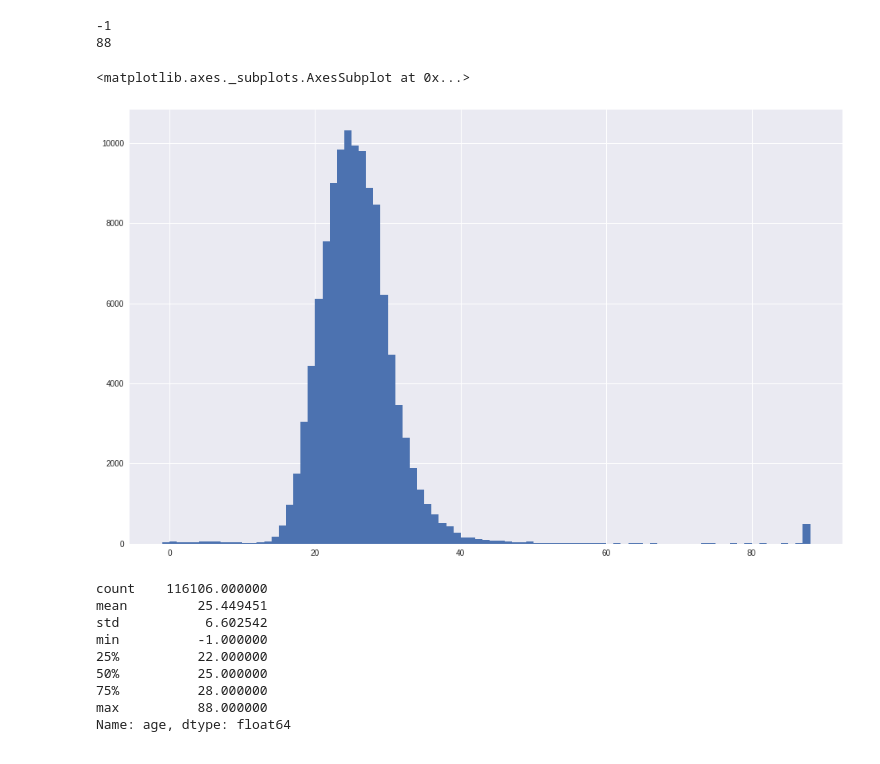
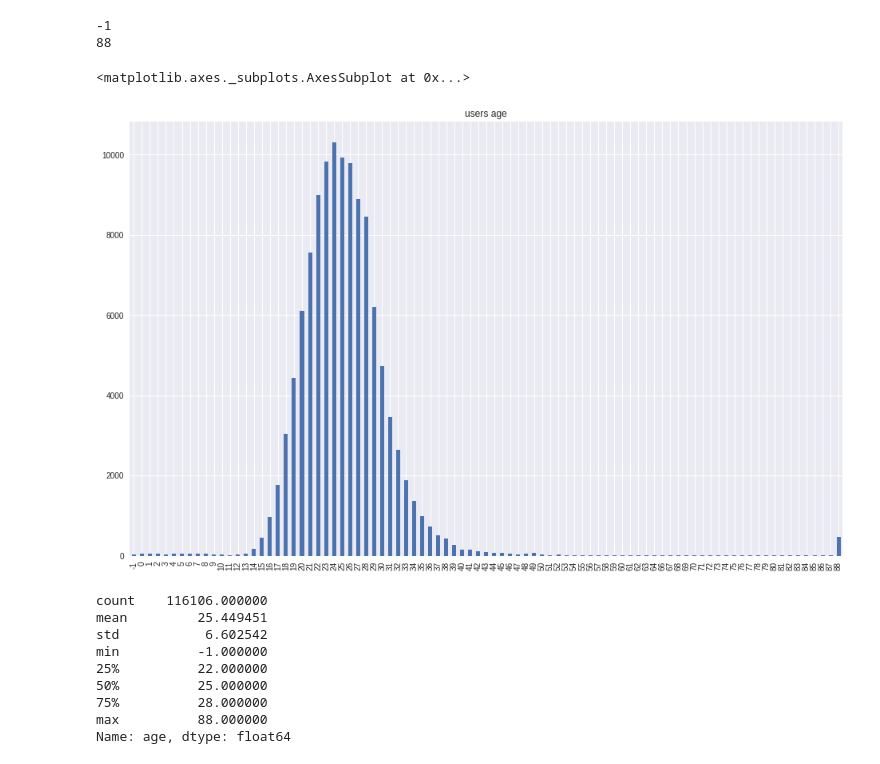
Before and after one commit to racinmat/mal-analysis, a Jupyter notebook: basic_analysis.ipynb, the cells around one changed output. Drawn from its saved outputs; the diff is of its cells as text; code cells hidden in the pictures.

Commit message:
not showing boring data dump, some more graphs

```diff
--- a/basic_analysis.ipynb
+++ b/basic_analysis.ipynb
@@ -82,10 +70,10 @@ print(users['age'].max())
 -1
 88
 # %%
-users['age'].hist(bins=89, figsize=(16,10))
+users['age'].value_counts().sort_index().plot.bar(figsize=(16, 10), title='users age')
 # %% [output]
 <matplotlib.axes._subplots.AxesSubplot at 0x...>
-[figure, old version]
+[figure, new version]
 # %%
 users['age'].describe()
 # %% [output]
```
Also changed, not shown: parts of 4 cells of this notebook.
